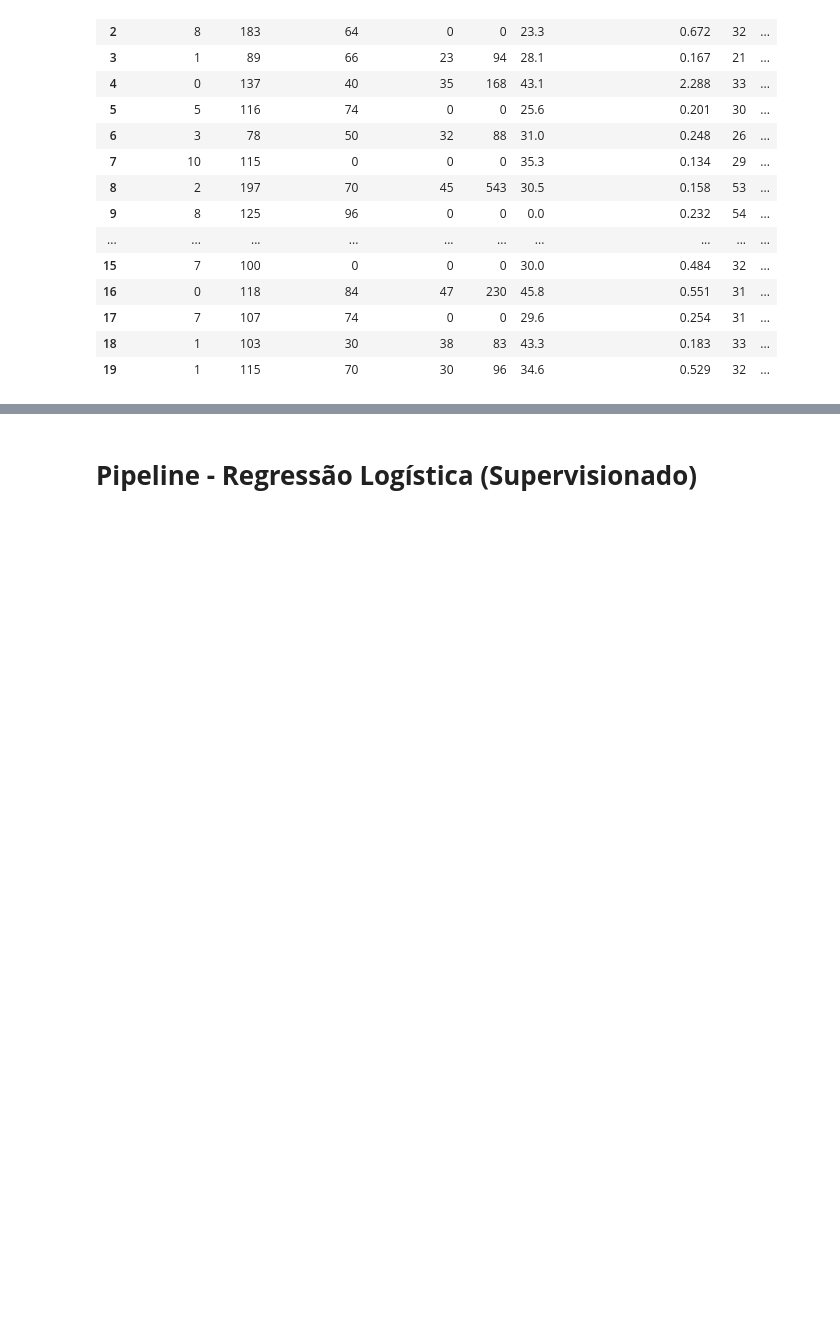
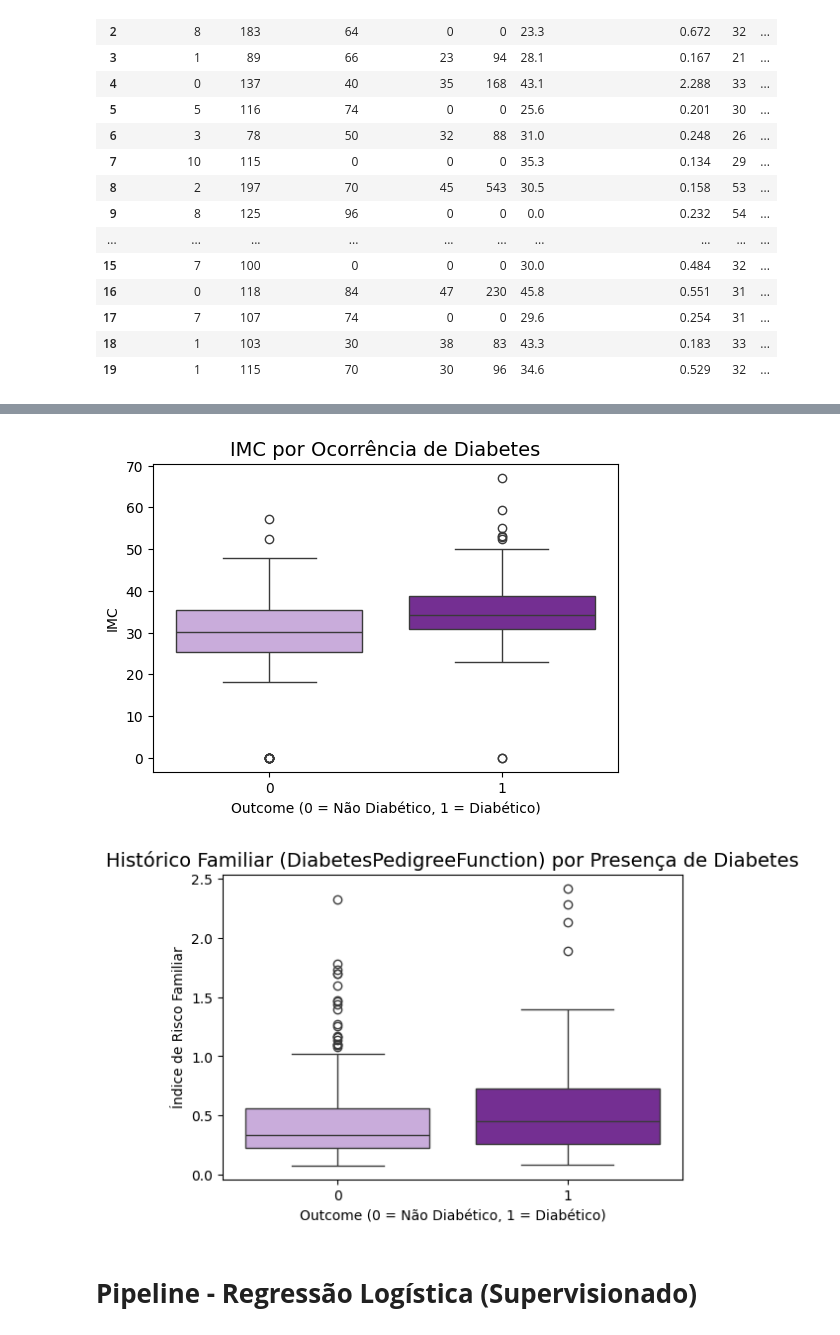
Before and after one commit to camilamenezzzes/Analise-Dataset-Pima, a Jupyter notebook: Análise_do_Dataset_Pima.ipynb, the cells around one changed output, grey strips where cells are left out. Saved outputs shown, nothing was run; the diff lists cells and outputs as text; code cells hidden in the pictures; blank space fills up the shorter version.

```diff
--- a/Análise_do_Dataset_Pima.ipynb
+++ b/Análise_do_Dataset_Pima.ipynb
@@ -365,2 +413,82 @@ plt.show()
+# %%
+# IMC por Ocorrência de Diabetes
+
+# O primeiro boxplot compara a distribuição do IMC (BMI) entre pessoas não diabéticas (Outcome = 0)
+# e pessoas diabéticas (Outcome = 1).
+
+# Mediana mais alta no grupo diabético:
+# A linha central da caixa (mediana) no grupo diabético está mais acima,
+# indicando que, em média, pessoas com diabetes têm IMC mais elevado.
+
+# Caixa (Q1–Q3) deslocada para cima:
+# A caixa inteira do grupo diabético está mais alta, mostrando que a maior parte dos diabéticos
+# tem IMC acima de 30 (sobrepeso ou obesidade), enquanto muitos não diabéticos ficam entre 25 e 30.
+#
+# Outliers mais altos no grupo diabético:
+# Existem vários valores extremos acima de 50 e até perto de 60, indicando casos de obesidade severa,
+# mais frequentes entre diabéticos.
+#
+# Conclusão (IMC):
+# O gráfico mostra que quanto maior o IMC, maior a chance de diabetes.
+# O IMC elevado aparece como um dos fatores mais fortes associados ao desfecho.
+
+plt.figure(figsize=(6,4))
+sns.boxplot(
+    data=df,
+    x='Outcome',
+    y='BMI',
+    hue='Outcome',
+    palette=["#cba4e3", "#7b1fa2"],
+    legend=False
+)
+plt.title("IMC por Ocorrência de Diabetes", fontsize=14)
+plt.xlabel("Outcome (0 = Não Diabético, 1 = Diabético)")
+plt.ylabel("IMC")
+plt.show()
+
+# Histórico Familiar (DiabetesPedigreeFunction) por Presença de Diabetes
+
+# O segundo boxplot compara o índice de risco familiar DiabetesPedigreeFunction,
+# que mede a predisposição genética à doença.
+
+# Mediana levemente maior no grupo diabético:
+# A mediana dos diabéticos está um pouco acima da dos não diabéticos,
+# indicando risco familiar um pouco maior entre quem tem diabetes.
+
+# Distribuição mais ampla no grupo diabético:
+# O grupo diabético apresenta maior variação nos valores e mais indivíduos com risco
+# familiar moderado e alto.
+
+# Mais outliers entre os diabéticos:
+# Há vários valores extremos acima de 1.5 e até próximo de 2.5, representando pessoas
+# com histórico familiar muito forte, mais presentes no grupo diabético.
+
+# Conclusão (Histórico Familiar):
+# O histórico familiar influencia o risco de diabetes, mas de forma mais moderada.
+# Ele ajuda a explicar alguns casos, principalmente os mais extremos,
+# mas não determina sozinho quem terá a doença.
+
+# Resumo geral:
+# IMC é o indicador mais forte, pois diabéticos apresentam IMC consistentemente maior.
+# O histórico familiar também influencia, mas com menor intensidade.
+# Os dois boxplots mostram que o diabetes no dataset é resultado da combinação entre fatores
+# metabólicos (como IMC) e fatores genéticos (como DiabetesPedigreeFunction).
+
+plt.figure(figsize=(6,4))
+sns.boxplot(
+    data=df,
+    x='Outcome',
+    y='DiabetesPedigreeFunction',
+    hue='Outcome',
+    palette=["#cba4e3", "#7b1fa2"],
+    legend=False
+)
+plt.title("Histórico Familiar (DiabetesPedigreeFunction) por Presença de Diabetes", fontsize=14)
+plt.xlabel("Outcome (0 = Não Diabético, 1 = Diabético)")
+plt.ylabel("Índice de Risco Familiar")
+plt.show()
+# %% [output]
+[figure, added]
+[figure, added]
 # %% [markdown]
 # **Pipeline - Regressão Logística (Supervisionado)**
```
Also changed, not shown: parts of 14 cells of this notebook.
